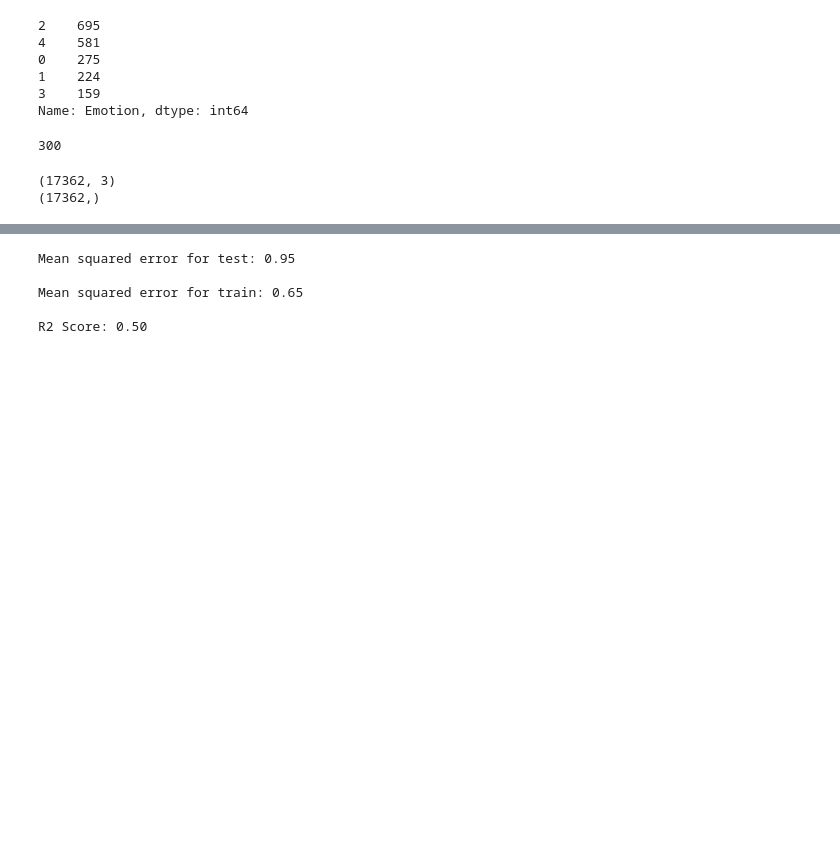
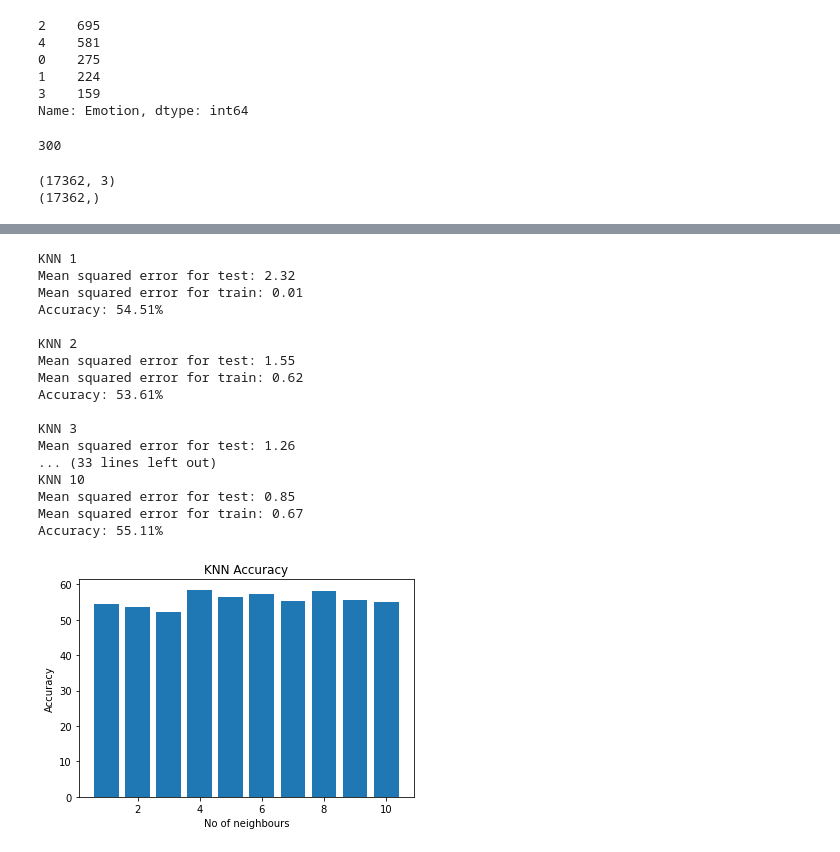
Before and after one commit to CS418/group-project-phoenix, a Jupyter notebook: Shaun_v1.ipynb, the cells around one changed output, grey strips where cells are left out. Drawn from its saved outputs; the diff is of its cells as text; code cells hidden in the pictures; blank space fills up the shorter version.

```diff
--- a/Shaun_v1.ipynb
+++ b/Shaun_v1.ipynb
@@ -301,41 +308,77 @@ R2 Score: 0.52
 # %%
-# KNN where number of clusters = 5
 # With Scaled data
 
 from sklearn.impute import SimpleImputer
 from sklearn.preprocessing import StandardScaler
 from sklearn.pipeline import make_pipeline
 import numpy as np
 
 scale = StandardScaler(with_mean=False)
 imputer = SimpleImputer(strategy="median")
 
 X_train_tr = imputer.fit_transform(X_train)
 X_train_tr = scale.fit_transform(X_train_tr)
 
 X_test_tr = imputer.transform(X_test)
 X_test_tr = scale.transform(X_test_tr)
 
 from sklearn.neighbors import KNeighborsRegressor
 from sklearn.linear_model import LogisticRegression
 
-knn = KNeighborsRegressor(n_neighbors=5)
-knn.fit(X_train_tr, Y_train)
-# make predictions on test data
-y_pred = knn.predict(X_test_tr)
-# measure the performance of the model
-mse_test = mean_squared_error(Y_test, y_pred)
+no_of_neighbors = []
+accuracy_perc = []
+for n_neighbors in range(1, 11):
 
-y_pred_train = knn.predict(X_train_tr)
-mse_train = mean_squared_error(Y_train, y_pred_train)
+    no_of_neighbors.append(n_neighbors)
 
-print('\nMean squared error for test: %.2f'% mse_test)
-print('\nMean squared error for train: %.2f'% mse_train)
+    knn = KNeighborsRegressor(n_neighbors=n_neighbors)
+    knn.fit(X_train_tr, Y_train)
 
-print('\nR2 Score: %.2f'%r2_score(Y_test,y_pred))
+    # make predictions on test data
+    y_pred = knn.predict(X_test_tr)
+    y_pred = np.array([round(i) if round(i)<5 else 4 for i in y_pred])
+    y_pred = np.array([0 if i<0 else i for i in y_pred])
+
+
+    y_pred_train = knn.predict(X_train_tr)
+    y_pred_train = np.array([round(i) if round(i)<5 else 4 for i in y_pred_train])
+    y_pred_train = np.array([0 if i<0 else i for i in y_pred_train])
+
+    # measure the performance of the model
+    mse_test = mean_squared_error(Y_test, y_pred)
+    mse_train = mean_squared_error(Y_train, y_pred_train)
+
+    print(f'\nKNN {n_neighbors}')
+    print('Mean squared error for test: %.2f'% mse_test)
+    print('Mean squared error for train: %.2f'% mse_train)
+
+    accuracy = (sum(1 for x,y in zip(Y_test, y_pred) if x == y) / len(Y_test))*100
+
+    accuracy_perc.append(accuracy)
+
+    print(f'Accuracy: {accuracy:.2f}%')
+
+plt.bar(no_of_neighbors, accuracy_perc)
+plt.title("KNN Accuracy")
+plt.xlabel("No of neighbours")
+plt.ylabel("Accuracy")
+plt.show()
 # %% [output]
-Mean squared error for test: 0.95
+KNN 1
+Mean squared error for test: 2.32
+Mean squared error for train: 0.01
+Accuracy: 54.51%
 
-Mean squared error for train: 0.65
+KNN 2
+Mean squared error for test: 1.55
+Mean squared error for train: 0.62
+Accuracy: 53.61%
 
-R2 Score: 0.50
+KNN 3
+Mean squared error for test: 1.26
+... (33 lines left out)
+KNN 10
+Mean squared error for test: 0.85
+Mean squared error for train: 0.67
+Accuracy: 55.11%
+[figure, added]
```
Also changed, not shown: parts of 6 cells of this notebook.
